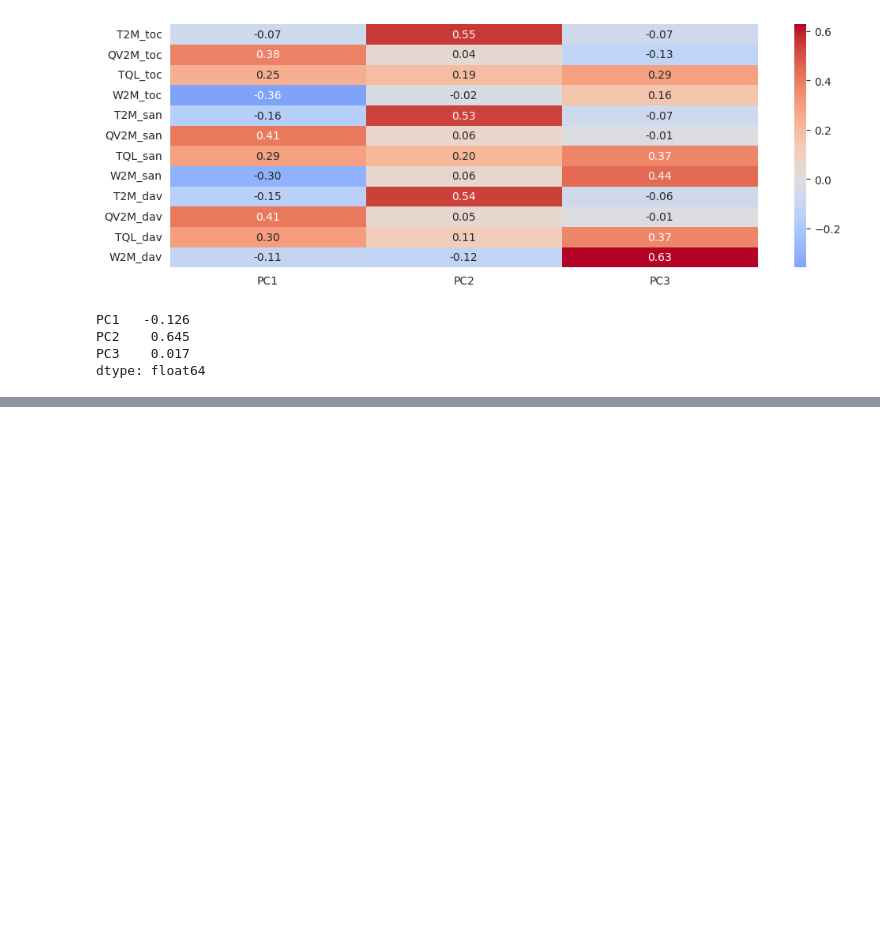
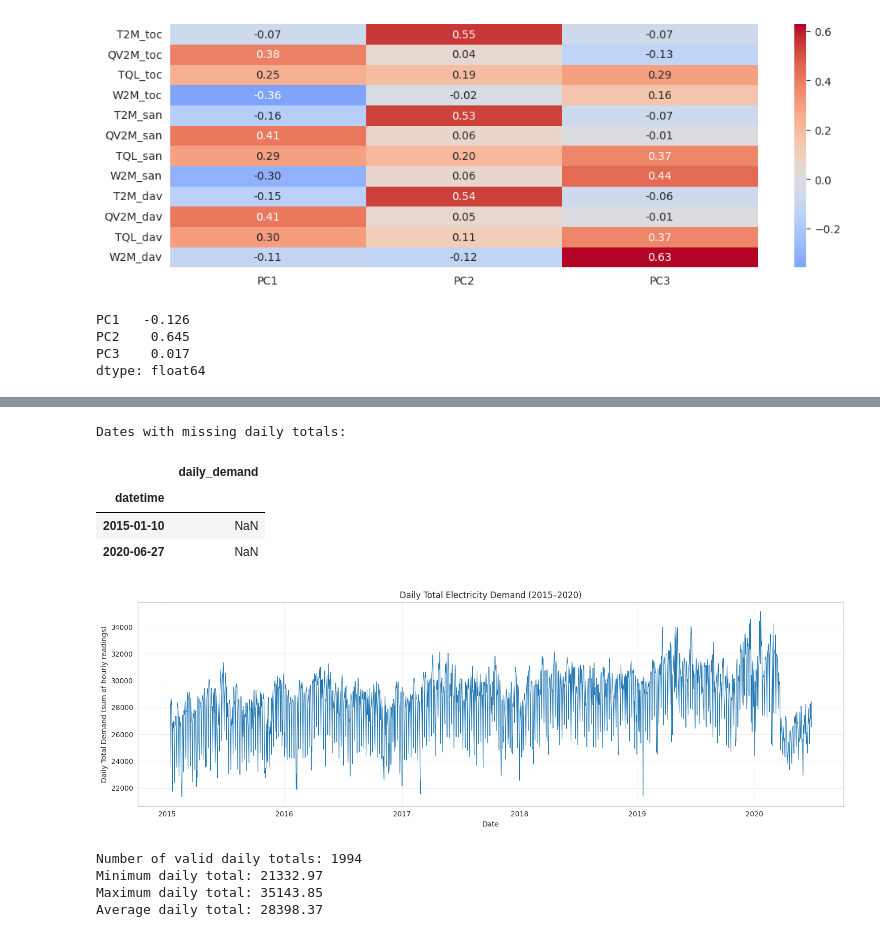
Before and after one commit to Handdyy11/Electricity_load_forecasting, a Jupyter notebook: Electricity_forcasting.ipynb, the cells around one changed output, grey strips where cells are left out. Cells and saved outputs as stored; diff of their text form; code cells hidden in the pictures; blank space fills up the shorter version.

```diff
--- a/Electricity_forcasting.ipynb
+++ b/Electricity_forcasting.ipynb
@@ -305,0 +339,43 @@ dtype: float64
+# %%
+#Plots daily electricity demand and displays basic statistics such as minimum, maximum, and average demand.
+import pandas as pd
+import matplotlib.pyplot as plt
+
+# Check missing daily totals
+missing_dates = daily_df[daily_df["daily_demand"].isna()]
+print("Dates with missing daily totals:")
+display(missing_dates)
+
+# Plot daily total demand
+plot_df = daily_df.dropna(subset=["daily_demand"])
+
+plt.figure(figsize=(15, 5))
+plt.plot(
+    plot_df.index,
+    plot_df["daily_demand"],
+    linewidth=0.8
+)
+
+plt.title("Daily Total Electricity Demand (2015–2020)")
+plt.xlabel("Date")
+plt.ylabel("Daily Total Demand (sum of hourly readings)")
+plt.grid(True, alpha=0.3)
+plt.tight_layout()
+plt.show()
+
+# Basic statistics
+print("Number of valid daily totals:", len(plot_df))
+print("Minimum daily total:", round(plot_df["daily_demand"].min(), 2))
+print("Maximum daily total:", round(plot_df["daily_demand"].max(), 2))
+print("Average daily total:", round(plot_df["daily_demand"].mean(), 2))
+# %% [output]
+Dates with missing daily totals:
+|  | daily_demand |
+| datetime |  |
+| 2015-01-10 | NaN |
+| 2020-06-27 | NaN |
+[figure, added]
+Number of valid daily totals: 1994
+Minimum daily total: 21332.97
+Maximum daily total: 35143.85
+Average daily total: 28398.37
```
Also changed, not shown: parts of 15 cells of this notebook.
